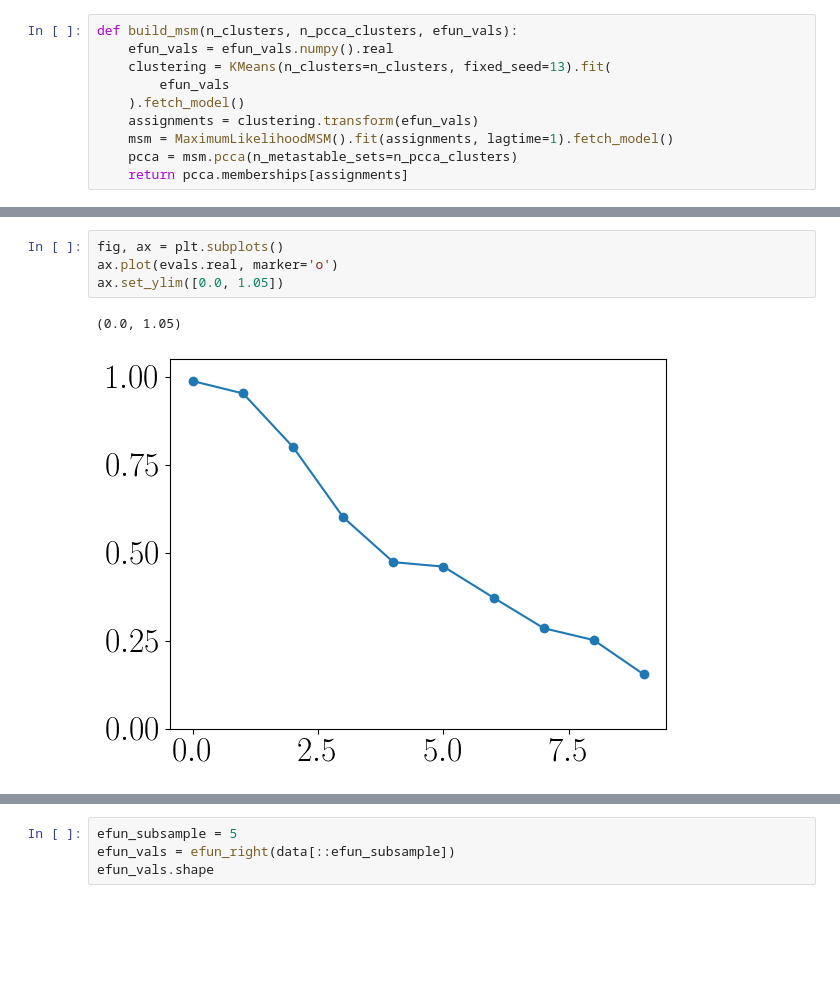
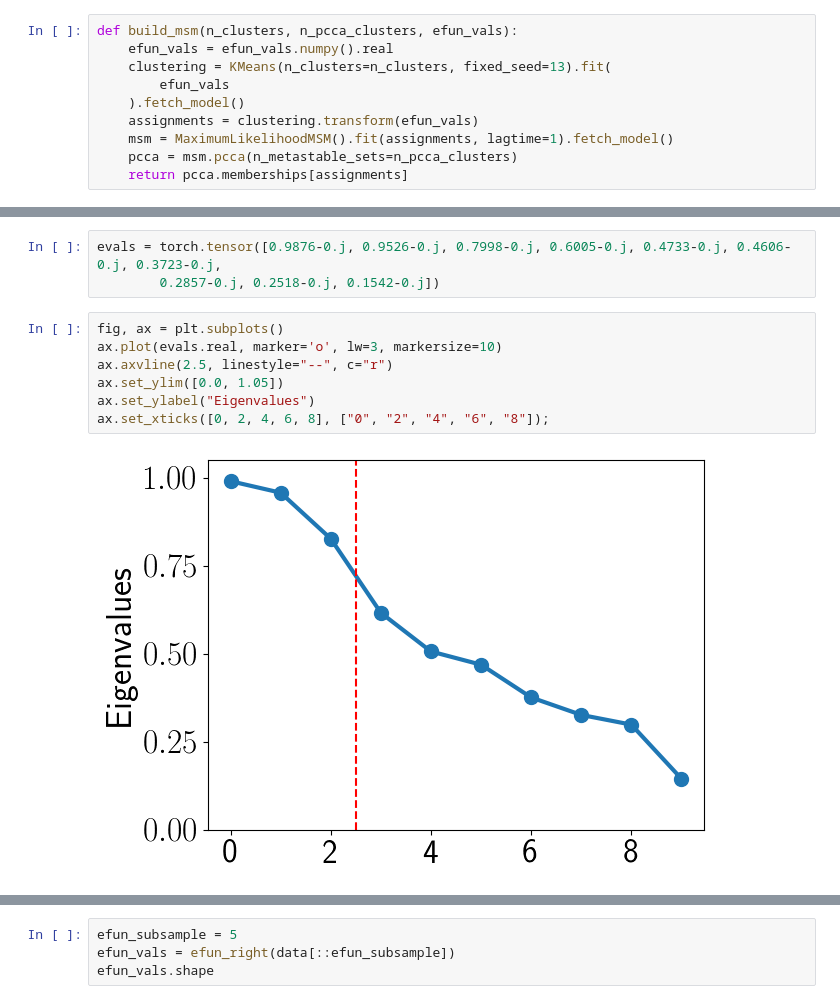
Before and after one commit to Giodiro/NystromKoopman, a Jupyter notebook: notebooks/BigProteins.ipynb, the cells around one changed output, grey strips where cells are left out. Cells and saved outputs as stored; diff of their text form; blank space fills up the shorter version.

```diff
--- a/notebooks/BigProteins.ipynb
+++ b/notebooks/BigProteins.ipynb
@@ -277,7 +292,12 @@ tensor([0.9876-0.j, 0.9526-0.j, 0.7998-0.j, 0.6005-0.j, 0.4733-0.j, 0.4606-0.j,
+# %%
+evals = torch.tensor([0.9876-0.j, 0.9526-0.j, 0.7998-0.j, 0.6005-0.j, 0.4733-0.j, 0.4606-0.j, 0.3723-0.j,
+        0.2857-0.j, 0.2518-0.j, 0.1542-0.j])
 # %%
 fig, ax = plt.subplots()
-ax.plot(evals.real, marker='o')
+ax.plot(evals.real, marker='o', lw=3, markersize=10)
+ax.axvline(2.5, linestyle="--", c="r")
 ax.set_ylim([0.0, 1.05])
+ax.set_ylabel("Eigenvalues")
+ax.set_xticks([0, 2, 4, 6, 8], ["0", "2", "4", "6", "8"]);
 # %% [output]
-(0.0, 1.05)
-[figure, old version]
+[figure, new version]
```
Also changed, not shown: parts of 13 cells of this notebook, 5 other files.
